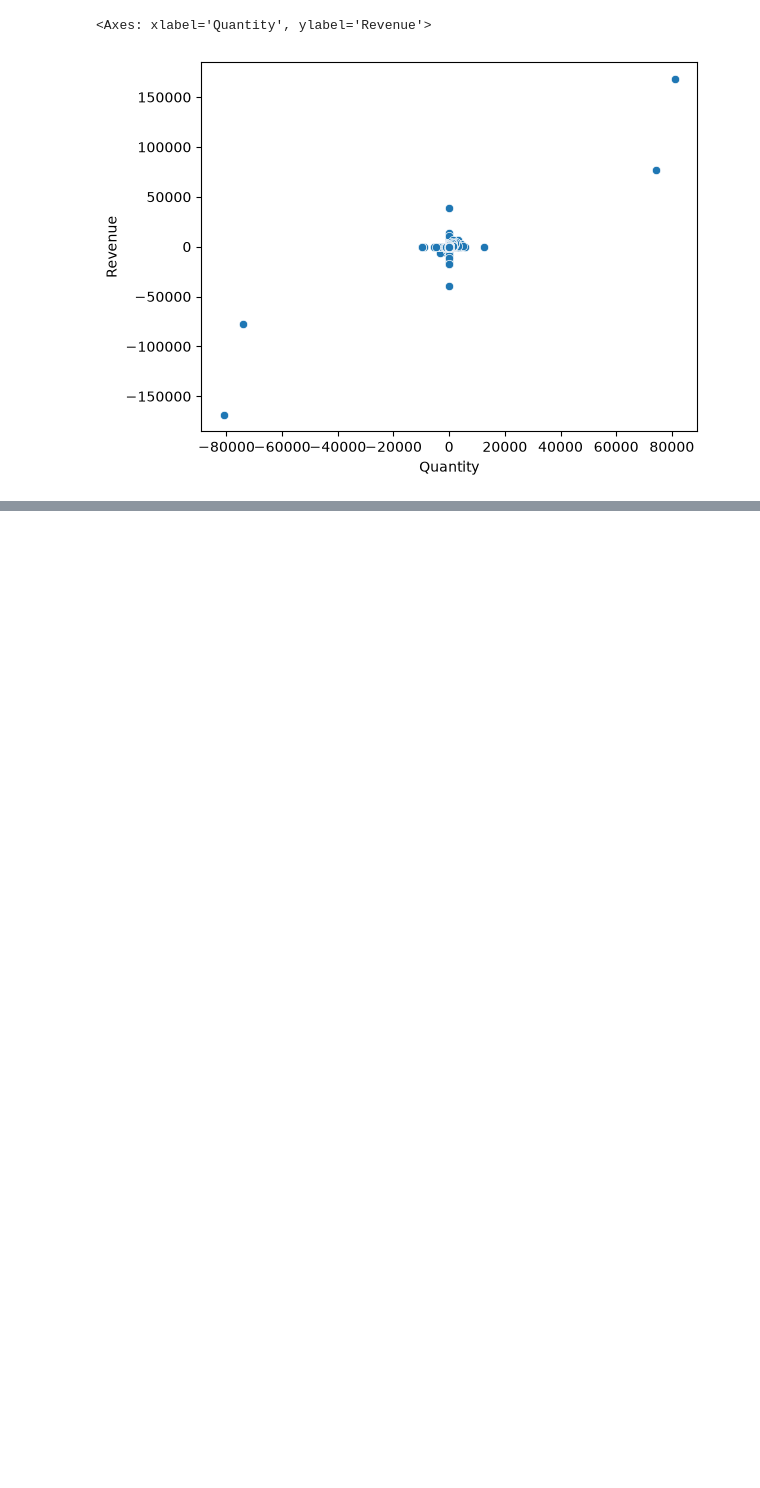
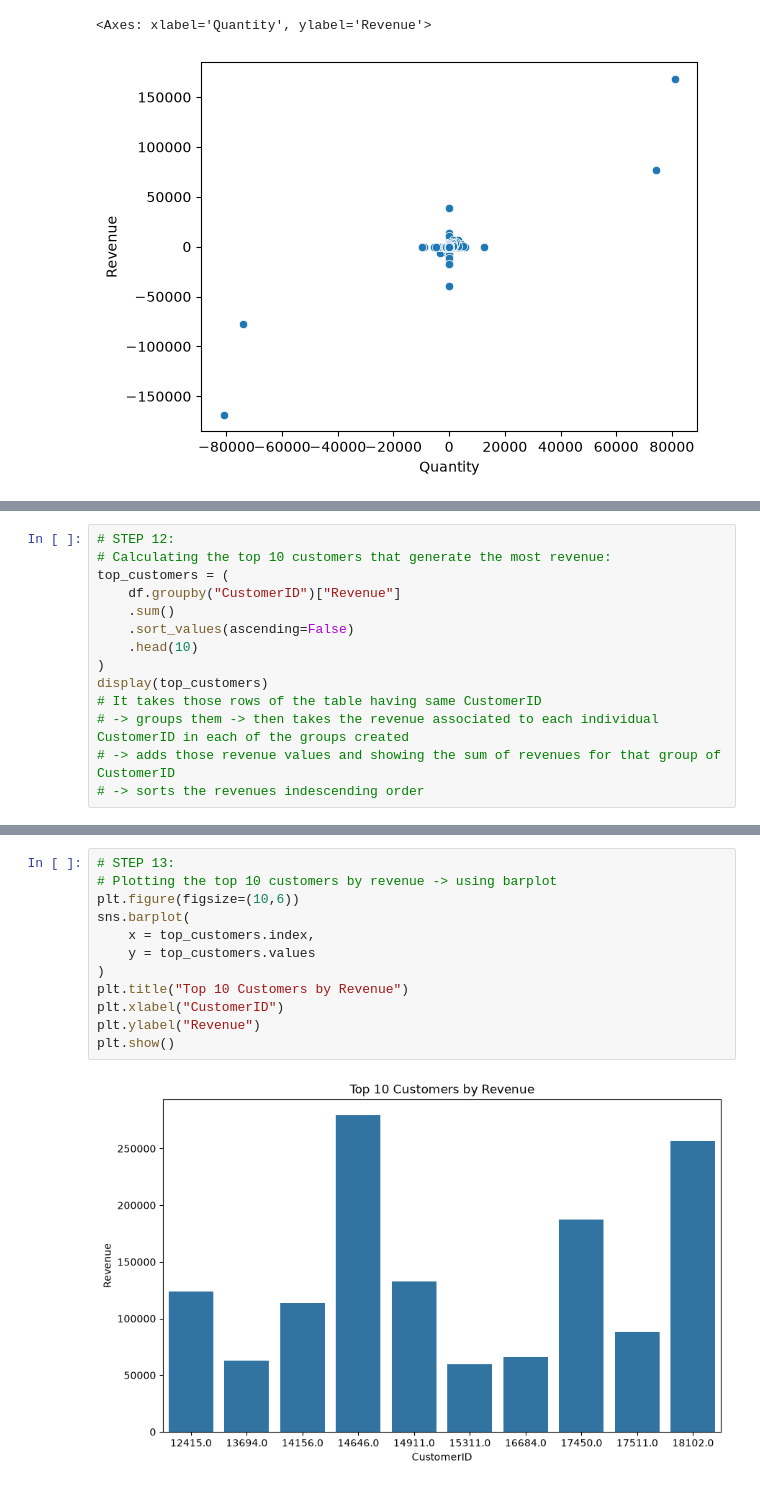
Before and after one commit to aaliya0704/E-Commerce-Sales-and-Customer-Analysis, a Jupyter notebook: sales_analysis.ipynb, the cells around one changed output, grey strips where cells are left out. Drawn from its saved outputs; the diff is of its cells as text; blank space fills up the shorter version.

```diff
--- a/sales_analysis.ipynb
+++ b/sales_analysis.ipynb
@@ -275,0 +382,14 @@ sns.scatterplot(
+# %%
+# STEP 12:
+# Calculating the top 10 customers that generate the most revenue:
+top_customers = (
+    df.groupby("CustomerID")["Revenue"]
+    .sum()
+    .sort_values(ascending=False)
+    .head(10)
+)
+display(top_customers)
+# It takes those rows of the table having same CustomerID
+# -> groups them -> then takes the revenue associated to each individual CustomerID in each of the groups created
+# -> adds those revenue values and showing the sum of revenues for that group of CustomerID
+# -> sorts the revenues indescending order
@@ -275,0 +409,14 @@ sns.scatterplot(
+# %%
+# STEP 13:
+# Plotting the top 10 customers by revenue -> using barplot
+plt.figure(figsize=(10,6))
+sns.barplot(
+    x = top_customers.index,
+    y = top_customers.values
+)
+plt.title("Top 10 Customers by Revenue")
+plt.xlabel("CustomerID")
+plt.ylabel("Revenue")
+plt.show()
+# %% [output]
+[figure, added]
```
Also changed, not shown: parts of 21 cells of this notebook.
